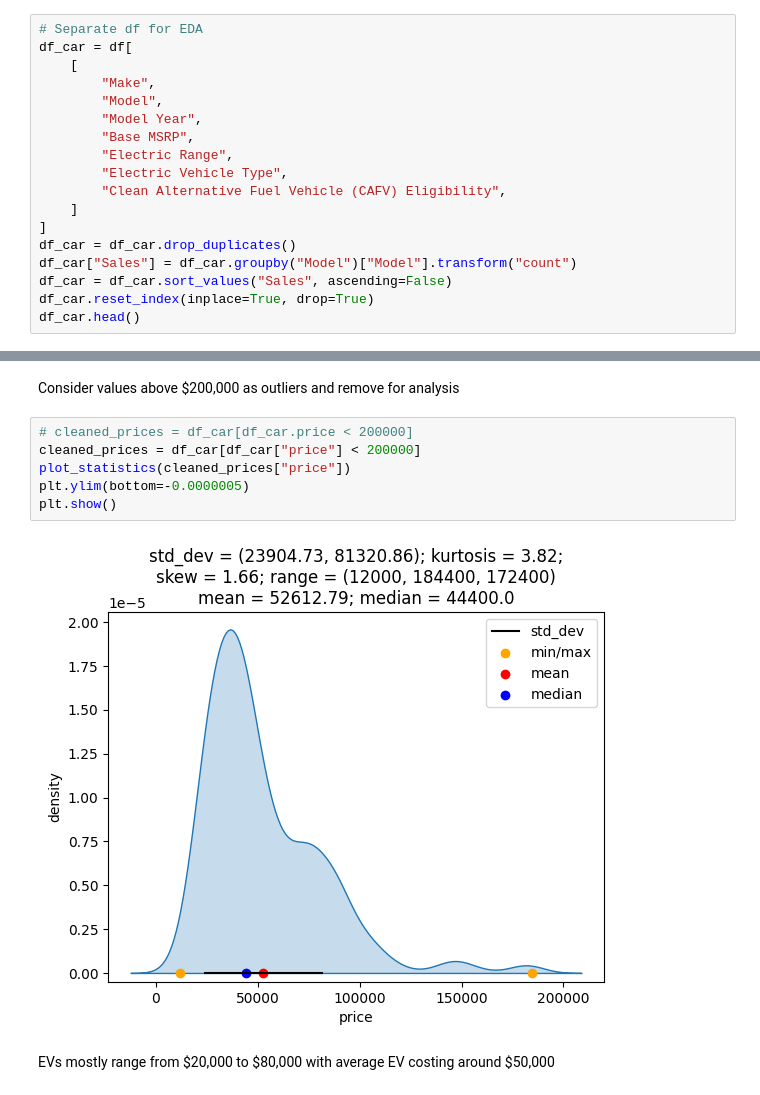
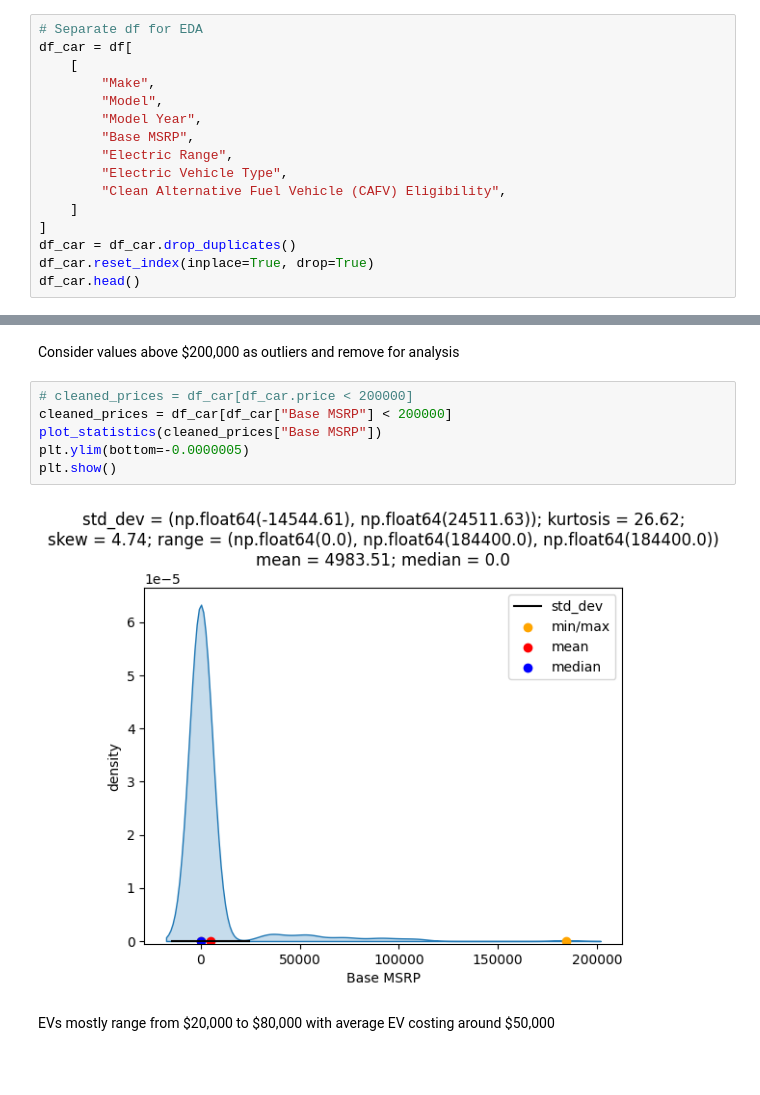
Before and after one commit to amitsingh2409/DA204o-Decoding-the-EV-Adoption, a Jupyter notebook: code/03-EDA.ipynb, the cells around one changed output, grey strips where cells are left out. Cells and saved outputs as stored; diff of their text form; blank space fills up the shorter version.

```diff
--- a/code/03-EDA.ipynb
+++ b/code/03-EDA.ipynb
@@ -33,8 +33,6 @@ df_car = df[
     ]
 ]
 df_car = df_car.drop_duplicates()
-df_car["Sales"] = df_car.groupby("Model")["Model"].transform("count")
-df_car = df_car.sort_values("Sales", ascending=False)
 df_car.reset_index(inplace=True, drop=True)
 df_car.head()
 # %% [output]
@@ -177,12 +169,12 @@ plt.show()
 Consider values above \$200,000 as outliers and remove for analysis
 # %%
 # cleaned_prices = df_car[df_car.price < 200000]
-cleaned_prices = df_car[df_car["price"] < 200000]
-plot_statistics(cleaned_prices["price"])
+cleaned_prices = df_car[df_car["Base MSRP"] < 200000]
+plot_statistics(cleaned_prices["Base MSRP"])
 plt.ylim(bottom=-0.0000005)
 plt.show()
 # %% [output]
-[figure, old version]
+[figure, new version]
 # %% [markdown]
 EVs mostly range from \$20,000 to \$80,000 with average EV costing around \$50,000
 # %% [markdown]
```
Also changed, not shown: parts of 14 cells of this notebook.
